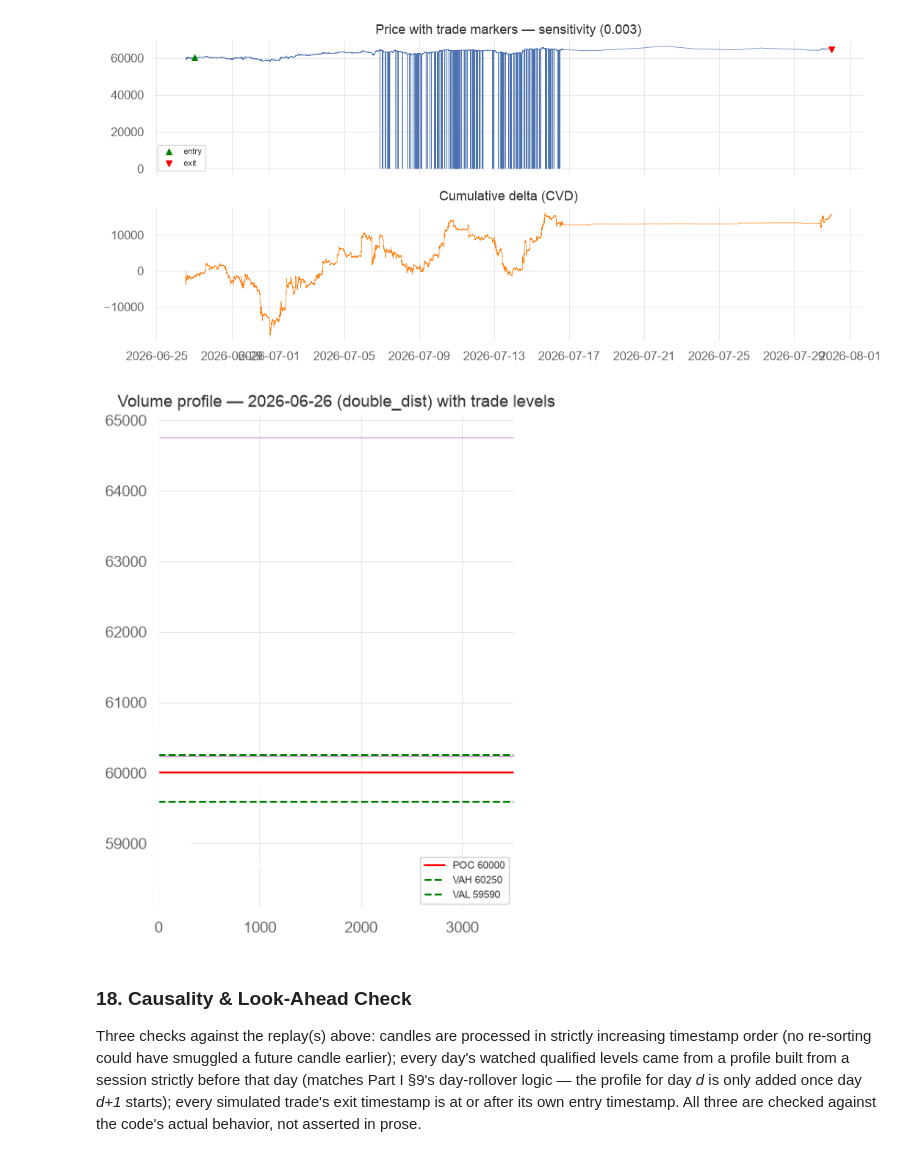
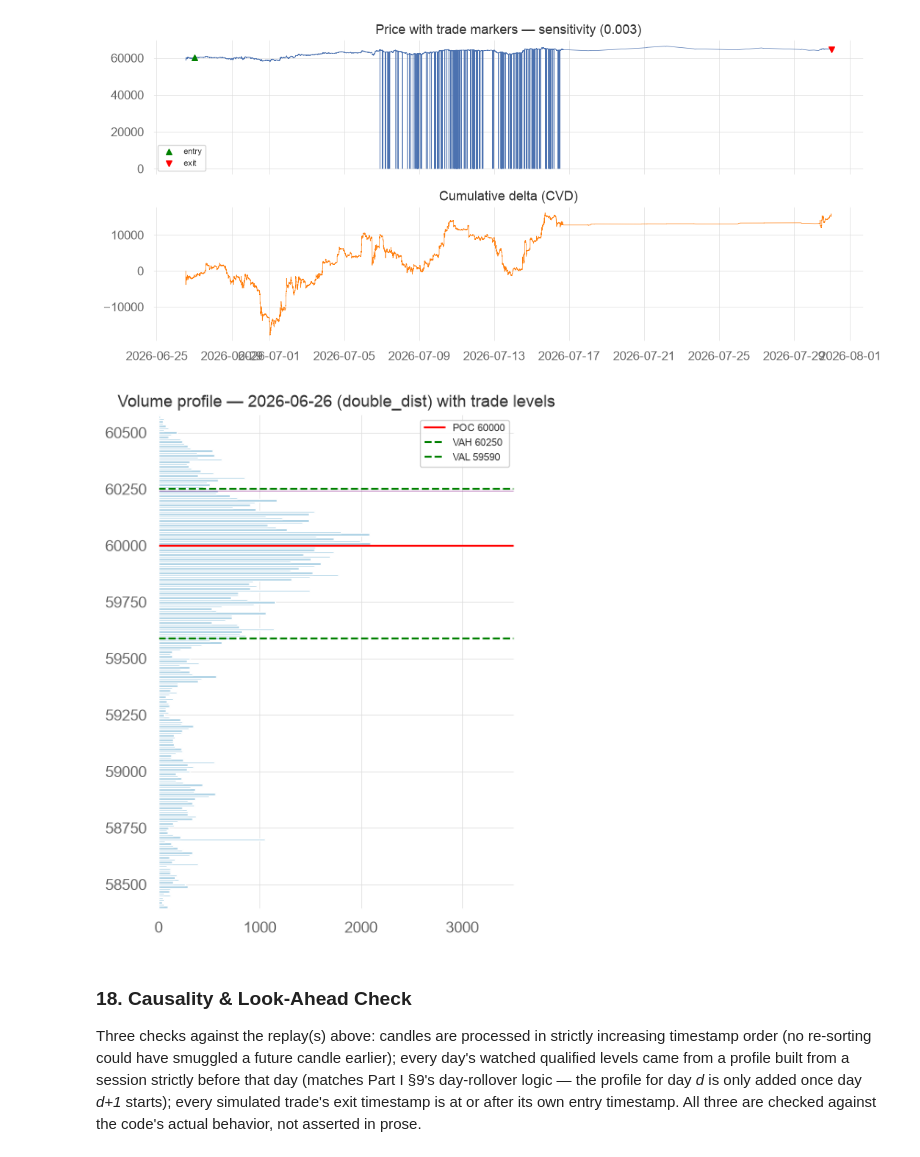
Before and after one commit to engr-bobet-14/orderflow-analysis-pro, a Jupyter notebook: notebook/01_orderflow_trading_strategy [baseline].ipynb, the cells around one changed output. Saved outputs shown, nothing was run; the diff lists cells and outputs as text; code cells hidden in the pictures.

```diff
--- a/notebook/01_orderflow_trading_strategy [baseline].ipynb
+++ b/notebook/01_orderflow_trading_strategy [baseline].ipynb
@@ -683,6 +683,7 @@ def run_pipeline_replay(
         "raw_signals": raw_signals,
         "actions": actions,
         "phase_trace": phase_trace,
+        "aggregator": agg,
     }
 # %%
 # Canonical baseline: wrap Part I's Section 11 result — do NOT re-run it.
@@ -911,20 +953,21 @@ plt.show()
 # %%
 prices_vp = sorted(vp.volume_at_price)
 vols_vp = [vp.volume_at_price[p] for p in prices_vp]
 
 fig, ax = plt.subplots(figsize=(5, 7))
 ax.barh(prices_vp, vols_vp, height=(max(prices_vp) - min(prices_vp)) / max(len(prices_vp), 1), color="#9ecae1")
+ax.set_ylim(min(prices_vp), max(prices_vp))  # pin to the profile's own range before trade-level axhlines
 ax.axhline(vp.poc, color="red", label=f"POC {vp.poc:.0f}")
 ax.axhline(vp.vah, color="green", linestyle="--", label=f"VAH {vp.vah:.0f}")
 ax.axhline(vp.val, color="green", linestyle="--", label=f"VAL {vp.val:.0f}")
 if not best_trades.empty:
     for p in pd.concat([best_trades["entry_price"], best_trades["exit_price"]]):
         ax.axhline(p, color="purple", linewidth=0.6, alpha=0.5)
 ax.set_title(f"Volume profile — {vp.session_date} ({vp.shape}) with trade levels")
 ax.legend(fontsize=8)
 plt.show()
 # %% [output]
-[figure, old version]
+[figure, new version]
 # %% [markdown]
 ### 18. Causality & Look-Ahead Check
 
```
Also changed, not shown: parts of 8 cells of this notebook.
